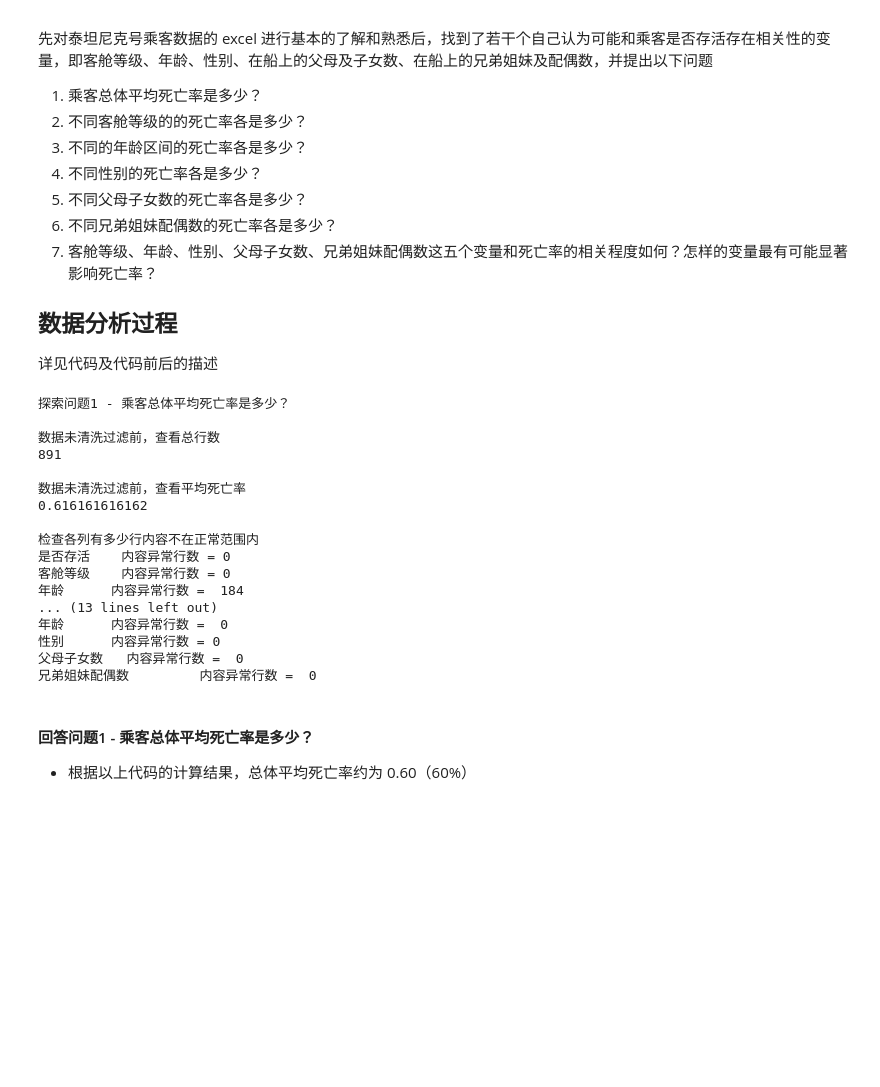
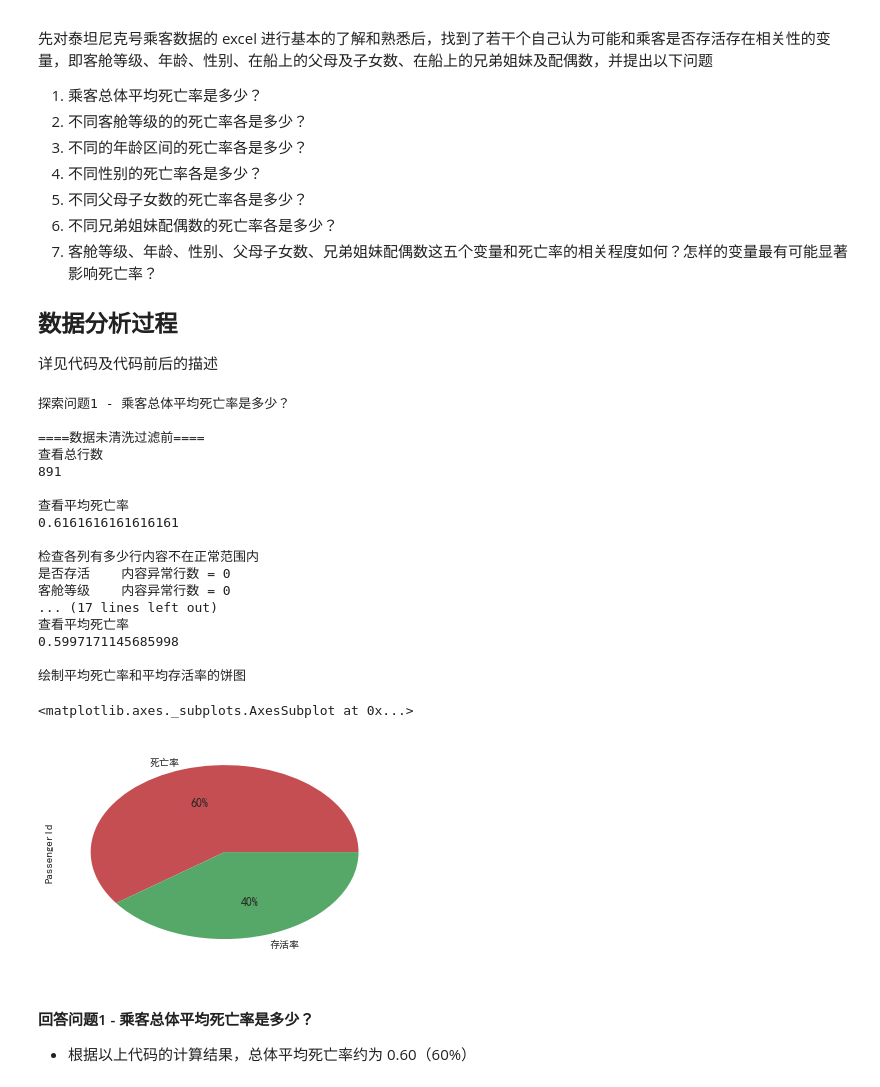
Before and after one commit to qiuhuadong2015/Uda_Projects, a Jupyter notebook: P2/P2-Project.ipynb, the cells around one changed output. Drawn from its saved outputs; the diff is of its cells as text; code cells hidden in the pictures; blank space fills up the shorter version.

```diff
--- a/P2/P2-Project.ipynb
+++ b/P2/P2-Project.ipynb
@@ -66,15 +66,14 @@ COL_Cabin = 'Cabin'
 dataFrame_titanic = pd.read_csv('titanic-data.csv')
 
 # 数据未清洗过滤前，总行数和平均死亡率
-print '数据未清洗过滤前，查看总行数'
+print '====数据未清洗过滤前===='
+
+print '查看总行数'
 print len(dataFrame_titanic.values)
 print
 
-print '数据未清洗过滤前，查看平均死亡率'
-dataFrame_titanic['NotSurvived'] = dataFrame_titanic['Survived'].apply(lambda v: not v)
-survivedCount = len(dataFrame_titanic[dataFrame_titanic['Survived'] == True])
-notSurvivedCount = len(dataFrame_titanic[dataFrame_titanic['NotSurvived'] == True])
-print 1.0 * notSurvivedCount / (survivedCount + notSurvivedCount)
+print '查看平均死亡率'
+print 1 - dataFrame_titanic['Survived'].mean()
 print
 
 # 定义方法用于检查异常行
@@ -109,49 +108,53 @@ def checkValues():
     checkValuesAllInRange(dataFrame_titanic['Parch'], '父母子女数', 0, 100)
     checkValuesAllInRange(dataFrame_titanic['SibSp'], '兄弟姐妹配偶数', 0, 100)
 
 # 数据未清洗过滤前，查看异常行
 checkValues()
 
 # 根据上一步结果，发现年龄存在 NaN、0 的情况
 # 过滤掉年龄为 NaN 或 0 的行
 dataFrame_titanic = dataFrame_titanic[
     (dataFrame_titanic['Age'] == dataFrame_titanic['Age'])
     & (dataFrame_titanic['Age'] >= 1)
     & (dataFrame_titanic['Age'] <= 80)
 ]
 
 print
 
-print '数据清洗过滤后，查看总行数'
+print '====数据清洗过滤后===='
+checkValues()
+print
+
+print '查看总行数'
 print len(dataFrame_titanic.values)
 print
 
-print '数据清洗过滤后，查看平均死亡率'
-dataFrame_titanic['NotSurvived'] = dataFrame_titanic[COL_Survived].apply(lambda v: not v)
-survivedCount = len(dataFrame_titanic[dataFrame_titanic['Survived'] == True])
-notSurvivedCount = len(dataFrame_titanic[dataFrame_titanic['NotSurvived'] == True])
-print 1.0 * notSurvivedCount / (survivedCount + notSurvivedCount)
+print '查看平均死亡率'
+print 1 - dataFrame_titanic['Survived'].mean()
 print
 
-checkValues()
+print '绘制平均死亡率和平均存活率的饼图'
+dataFrame_titanic.groupby('Survived')['PassengerId'].count().plot(kind='pie', autopct='%.0f%%',colors =['r','g'], labels=[u'死亡率',u'存活率'])
 # %% [output]
 探索问题1 - 乘客总体平均死亡率是多少？
 
-数据未清洗过滤前，查看总行数
+====数据未清洗过滤前====
+查看总行数
 891
 
-数据未清洗过滤前，查看平均死亡率
-0.616161616162
+查看平均死亡率
+0.6161616161616161
 
 检查各列有多少行内容不在正常范围内
 是否存活    内容异常行数 = 0
 客舱等级    内容异常行数 = 0
-年龄      内容异常行数 =  184
-... (13 lines left out)
-年龄      内容异常行数 =  0
-性别      内容异常行数 = 0
-父母子女数   内容异常行数 =  0
-兄弟姐妹配偶数         内容异常行数 =  0
+... (17 lines left out)
+查看平均死亡率
+0.5997171145685998
+
+绘制平均死亡率和平均存活率的饼图
+<matplotlib.axes._subplots.AxesSubplot at 0x...>
+[figure, added]
 # %% [markdown]
 #### 回答问题1 - 乘客总体平均死亡率是多少？
 - 根据以上代码的计算结果，总体平均死亡率约为 0.60（60%）
```
Also changed, not shown: parts of 11 cells of this notebook.
